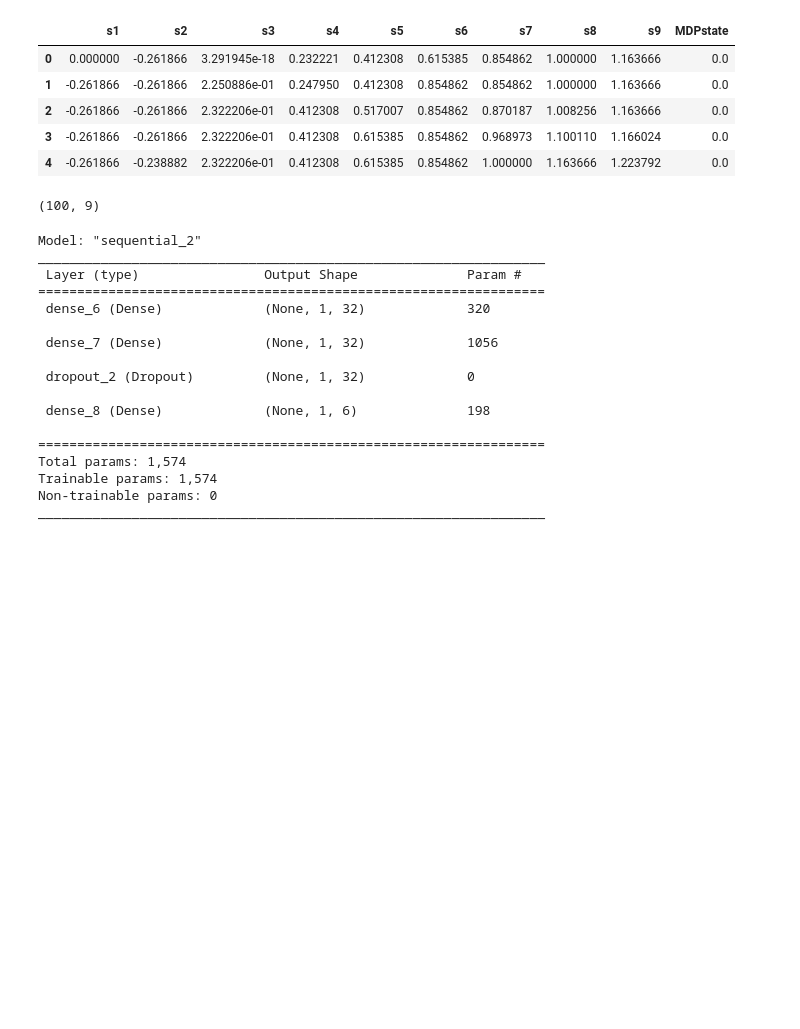
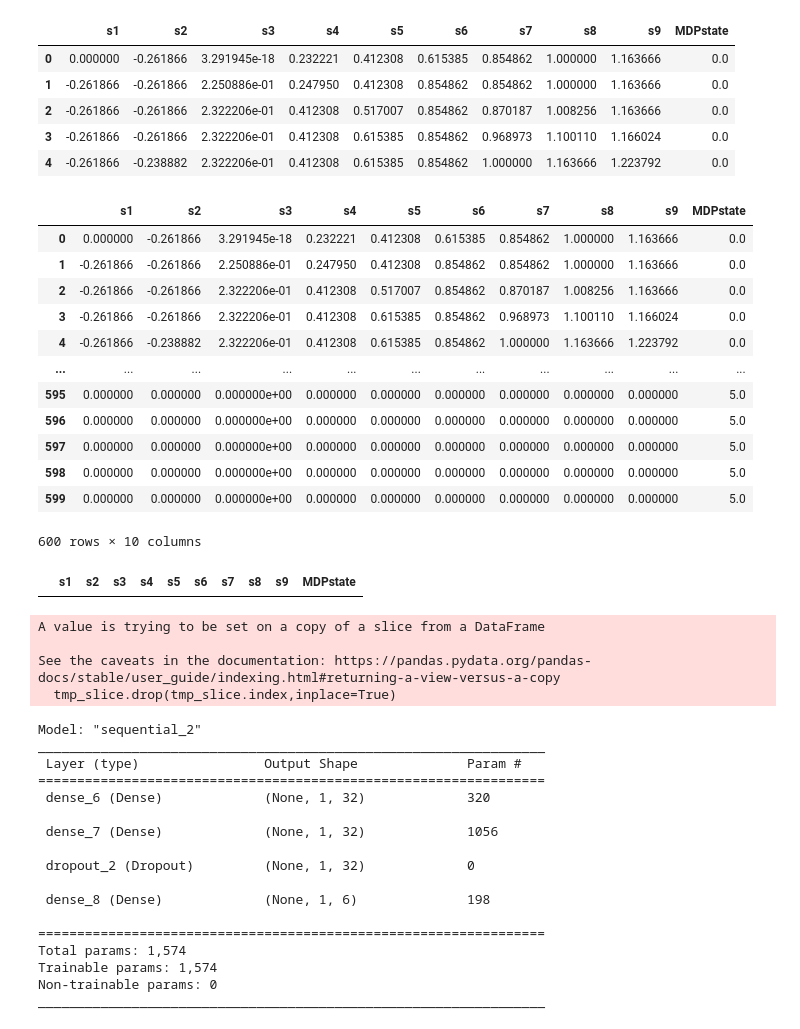
Before and after one commit to Observe-l/PredM, a Jupyter notebook: sensor_pre.ipynb, the cells around one changed output. Saved outputs shown, nothing was run; the diff lists cells and outputs as text; code cells hidden in the pictures; blank space fills up the shorter version.

```diff
--- a/sensor_pre.ipynb
+++ b/sensor_pre.ipynb
@@ -119,9 +119,34 @@ sensor.head()
 tmp_sensor = pd.read_csv('sensor.csv',index_col=0)
 # tmp_sensor.head()
 tmp_col = tmp_sensor.columns[0:9]
-tmp_sensor.loc[tmp_sensor['MDPstate']==1][tmp_col].values.shape
+tmp_slice = tmp_sensor.loc[tmp_sensor['MDPstate']==1]
-# %% [output]
-(100, 9)
+# %%
+tmp_sensor
+# %% [output]
+|  | s1 | s2 | s3 | s4 | s5 | s6 | s7 | s8 | s9 | MDPstate |
+| 0 | 0.000000 | -0.261866 | 3.291945e-18 | 0.232221 | 0.412308 | 0.615385 | 0.854862 | 1.000000 | 1.163666 | 0.0 |
+| 1 | -0.261866 | -0.261866 | 2.250886e-01 | 0.247950 | 0.412308 | 0.854862 | 0.854862 | 1.000000 | 1.163666 | 0.0 |
+| 2 | -0.261866 | -0.261866 | 2.322206e-01 | 0.412308 | 0.517007 | 0.854862 | 0.870187 | 1.008256 | 1.163666 | 0.0 |
+| 3 | -0.261866 | -0.261866 | 2.322206e-01 | 0.412308 | 0.615385 | 0.854862 | 0.968973 | 1.100110 | 1.166024 | 0.0 |
+| 4 | -0.261866 | -0.238882 | 2.322206e-01 | 0.412308 | 0.615385 | 0.854862 | 1.000000 | 1.163666 | 1.223792 | 0.0 |
+| ... | ... | ... | ... | ... | ... | ... | ... | ... | ... | ... |
+| 595 | 0.000000 | 0.000000 | 0.000000e+00 | 0.000000 | 0.000000 | 0.000000 | 0.000000 | 0.000000 | 0.000000 | 5.0 |
+| 596 | 0.000000 | 0.000000 | 0.000000e+00 | 0.000000 | 0.000000 | 0.000000 | 0.000000 | 0.000000 | 0.000000 | 5.0 |
+| 597 | 0.000000 | 0.000000 | 0.000000e+00 | 0.000000 | 0.000000 | 0.000000 | 0.000000 | 0.000000 | 0.000000 | 5.0 |
+| 598 | 0.000000 | 0.000000 | 0.000000e+00 | 0.000000 | 0.000000 | 0.000000 | 0.000000 | 0.000000 | 0.000000 | 5.0 |
+| 599 | 0.000000 | 0.000000 | 0.000000e+00 | 0.000000 | 0.000000 | 0.000000 | 0.000000 | 0.000000 | 0.000000 | 5.0 |
+600 rows × 10 columns
+# %%
+tmp_slice.head()
+# %% [output]
+|  | s1 | s2 | s3 | s4 | s5 | s6 | s7 | s8 | s9 | MDPstate |
+# %%
+tmp_slice.drop(tmp_slice.index,inplace=True)
+# %% [output]
+A value is trying to be set on a copy of a slice from a DataFrame
+
+See the caveats in the documentation: https://pandas.pydata.org/pandas-docs/stable/user_guide/indexing.html#returning-a-view-versus-a-copy
+  tmp_slice.drop(tmp_slice.index,inplace=True)
 # %%
 train_data = sensor[sensor.columns[0:9]].values
 train_label = sensor['MDPstate'].values
```
Also changed, not shown: 7 other files.
